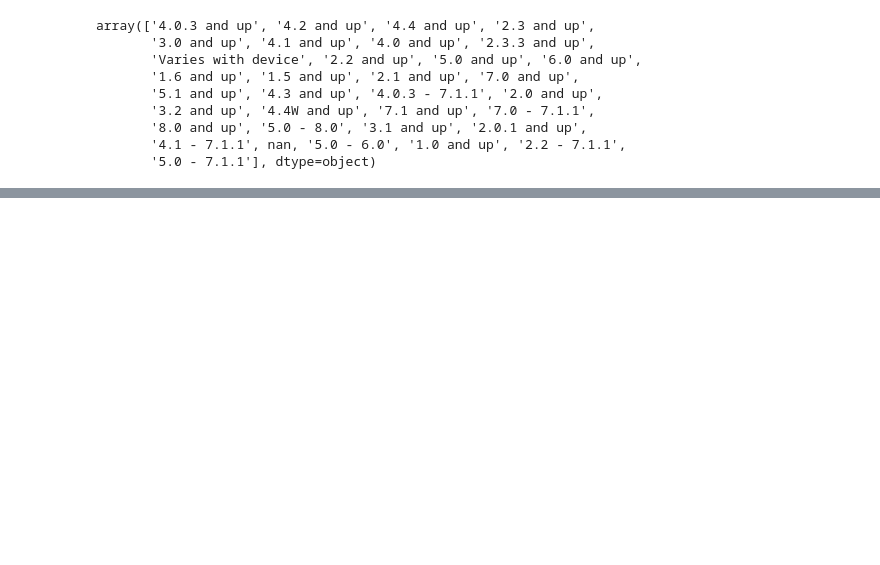
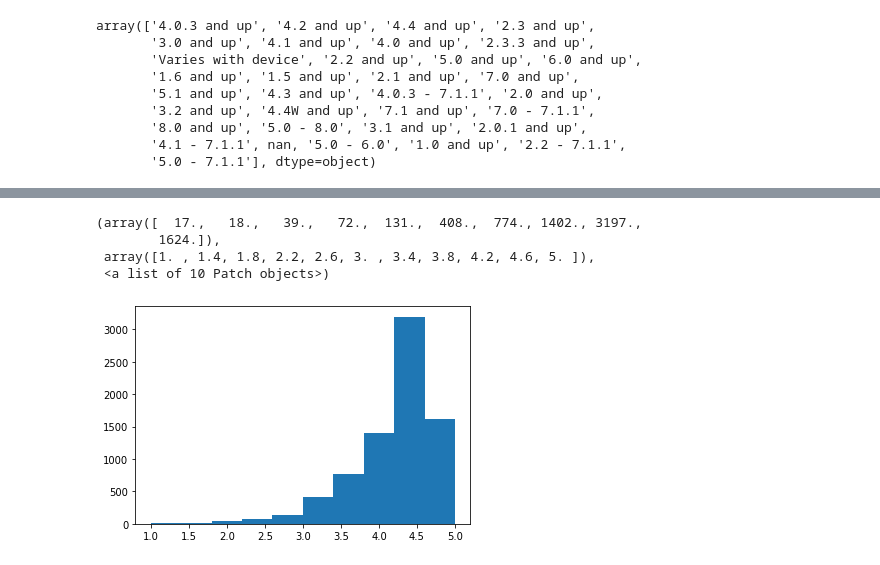
Before and after one commit to abh1shekvyas/App-rating-prediction-in-Google-play-store, a Jupyter notebook: Python_Project.ipynb, the cells around one changed output, grey strips where cells are left out. Cells and saved outputs as stored; diff of their text form; code cells hidden in the pictures; blank space fills up the shorter version.

```diff
--- a/Python_Project.ipynb
+++ b/Python_Project.ipynb
@@ -170,0 +695,2 @@ array(['4.0.3 and up', '4.2 and up', '4.4 and up', '2.3 and up',
+# %%
+df3.drop([1654,1655, 1660, 1670, 1700, 1704, 1705, 1721, 1750, 1751, 1842, 1869, 1872, 1878, 1879, 1966, 3896, 3986, 3987, 3994], inplace = True)
@@ -170,0 +707,8 @@ array(['4.0.3 and up', '4.2 and up', '4.4 and up', '2.3 and up',
+# %%
+plt.hist(df3['Rating'])
+# %% [output]
+(array([  17.,   18.,   39.,   72.,  131.,  408.,  774., 1402., 3197.,
+        1624.]),
+ array([1. , 1.4, 1.8, 2.2, 2.6, 3. , 3.4, 3.8, 4.2, 4.6, 5. ]),
+ <a list of 10 Patch objects>)
+[figure, added]
```
Also changed, not shown: parts of 145 cells of this notebook.
